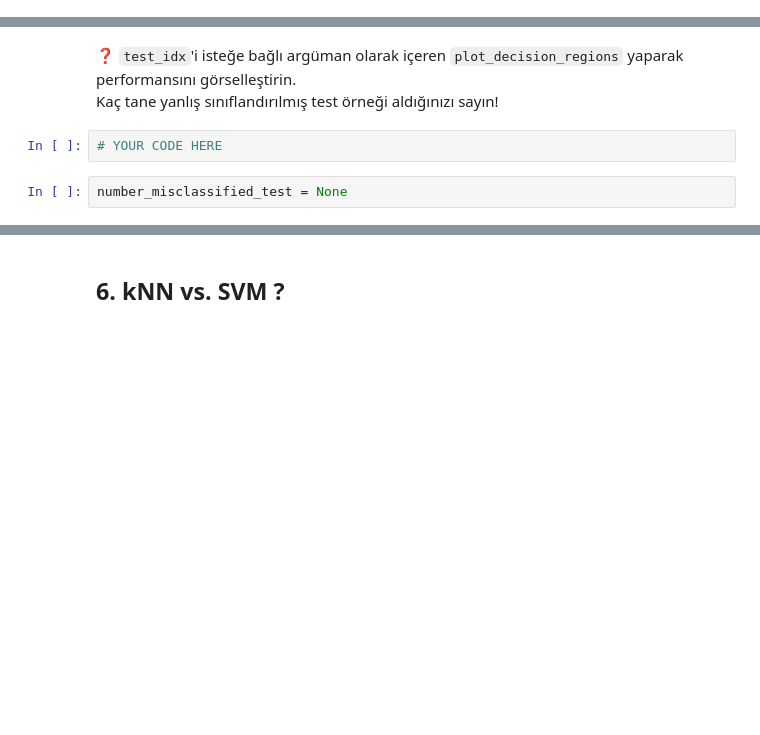
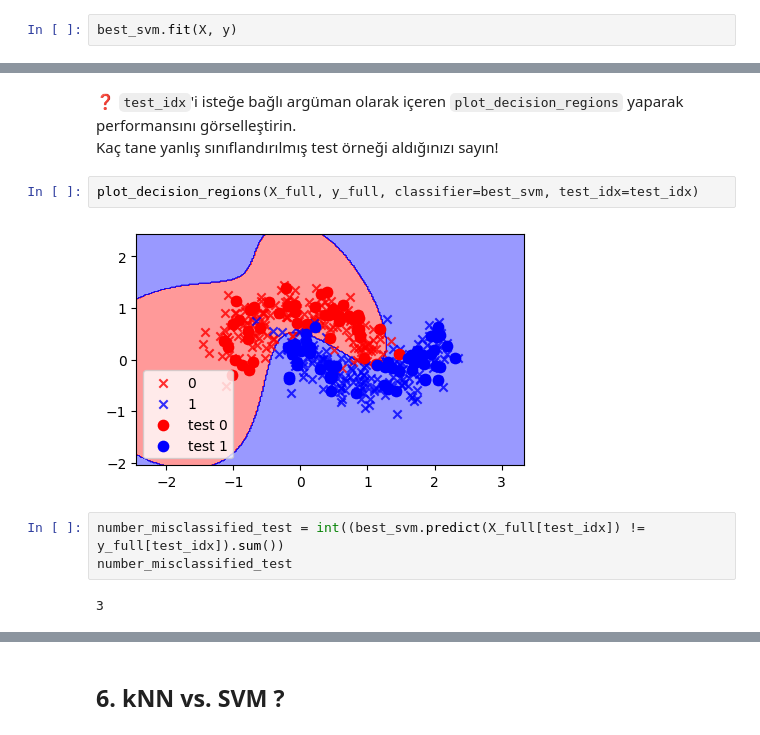
Before and after one commit to icedemirkaano/S16D5-S-data-svm, a Jupyter notebook: SVM.ipynb, the cells around one changed output, grey strips where cells are left out. Saved outputs shown, nothing was run; the diff lists cells and outputs as text; blank space fills up the shorter version.

```diff
--- a/SVM.ipynb
+++ b/SVM.ipynb
@@ -557,0 +556,2 @@ git push origin master
+# %%
+best_svm.fit(X, y)
@@ -568,10 +570,15 @@ test_idx = np.arange(n,n+n_test)
 # %% [markdown]
 ❓ `test_idx`'i isteğe bağlı argüman olarak içeren `plot_decision_regions` yaparak performansını görselleştirin.
 Kaç tane yanlış sınıflandırılmış test örneği aldığınızı sayın!
-# %%
-# YOUR CODE HERE
-# %%
-number_misclassified_test = None
+# %%
+plot_decision_regions(X_full, y_full, classifier=best_svm, test_idx=test_idx)
+# %% [output]
+[figure, added]
+# %%
+number_misclassified_test = int((best_svm.predict(X_full[test_idx]) != y_full[test_idx]).sum())
+number_misclassified_test
+# %% [output]
+3
 # %%
 from nbresult import ChallengeResult
 
```
Also changed, not shown: parts of 3 cells of this notebook, 1 other file.
